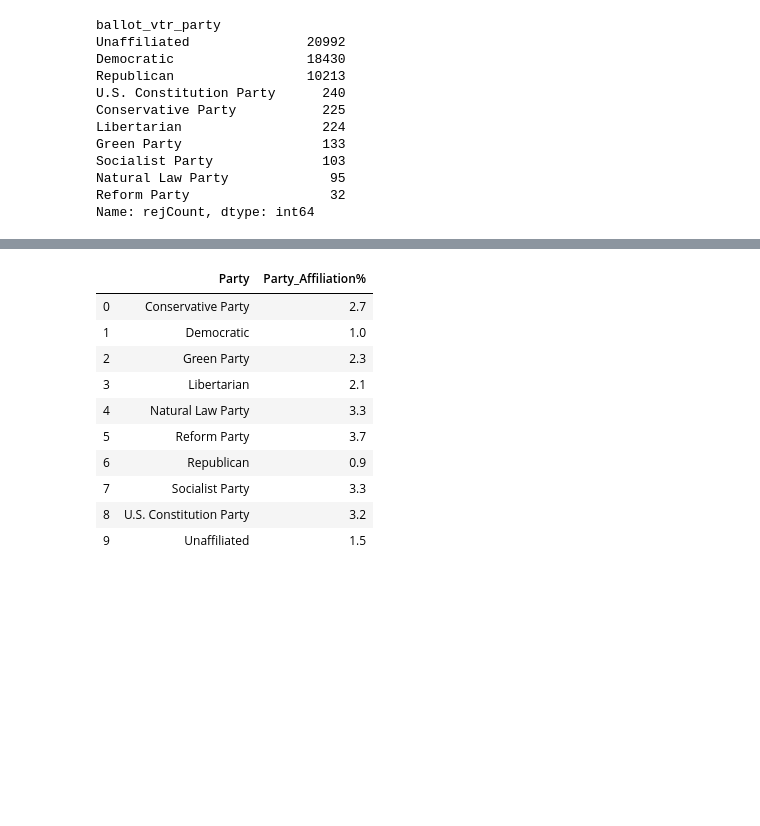
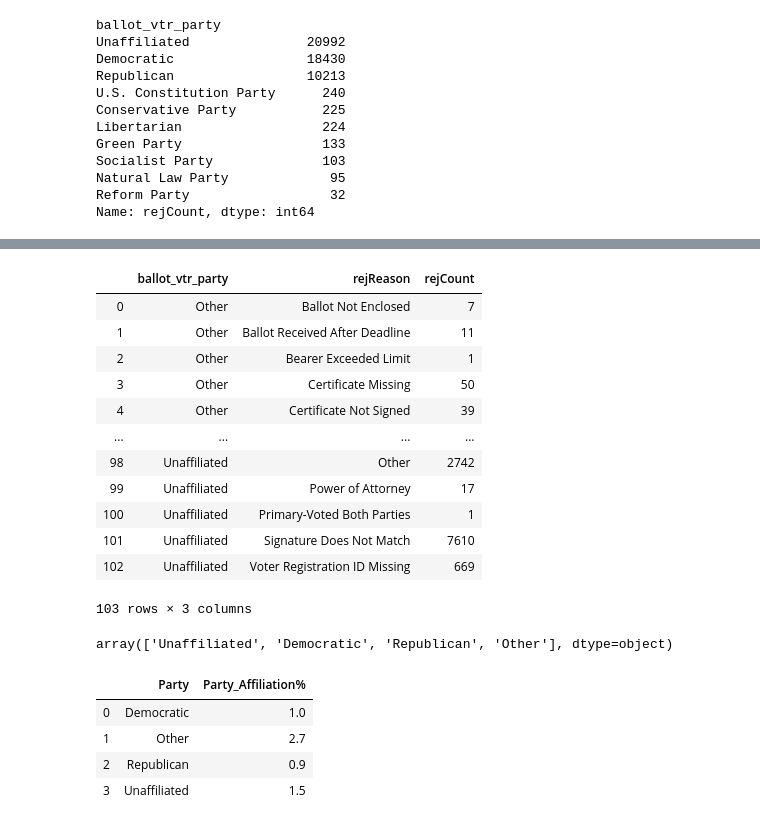
Before and after one commit to lemonaidn/VBM_Rejection_Factors, a Jupyter notebook: Khamanna/VBM_Report_Cleaning.ipynb, the cells around one changed output, grey strips where cells are left out. Saved outputs shown, nothing was run; the diff lists cells and outputs as text; code cells hidden in the pictures; blank space fills up the shorter version.

```diff
--- a/Khamanna/VBM_Report_Cleaning.ipynb
+++ b/Khamanna/VBM_Report_Cleaning.ipynb
@@ -774,18 +807,41 @@ Name: rejCount, dtype: int64
+# %%
+Other = ['Conservative Party', 'Green Party','Libertarian','Natural Law Party',\
+                                            'Reform Party','Socialist Party',\
+                                            'U.S. Constitution Party']
+party_df.ballot_vtr_party = party_df.ballot_vtr_party.apply(lambda x: 'Other' if x in Other else x)
+party_df
+# %% [output]
+|  | ballot_vtr_party | rejReason | rejCount |
+| 0 | Other | Ballot Not Enclosed | 7 |
+| 1 | Other | Ballot Received After Deadline | 11 |
+| 2 | Other | Bearer Exceeded Limit | 1 |
+| 3 | Other | Certificate Missing | 50 |
+| 4 | Other | Certificate Not Signed | 39 |
+| ... | ... | ... | ... |
+| 98 | Unaffiliated | Other | 2742 |
+| 99 | Unaffiliated | Power of Attorney | 17 |
+| 100 | Unaffiliated | Primary-Voted Both Parties | 1 |
+| 101 | Unaffiliated | Signature Does Not Match | 7610 |
+| 102 | Unaffiliated | Voter Registration ID Missing | 669 |
+103 rows × 3 columns
+# %%
+clean_VBM_party = clean_VBM.copy()
+Other = ['Conservative Party', 'Green Party','Libertarian','Natural Law Party',\
+                                            'Reform Party','Socialist Party',\
+                                            'U.S. Constitution Party']
+clean_VBM_party.ballot_vtr_party = clean_VBM_party.ballot_vtr_party.apply(lambda x: 'Other' if x in Other else x)
+clean_VBM
+# %% [output]
+array(['Unaffiliated', 'Democratic', 'Republican', 'Other'], dtype=object)
 # %%
 #The ratio of rejections per party
-party_df_percent=(((party_df.groupby('ballot_vtr_party')['rejCount'].sum().sort_values(ascending=False)/clean_VBM.ballot_vtr_party\
+party_df_percent=(((party_df.groupby('ballot_vtr_party')['rejCount'].sum().sort_values(ascending=False)/clean_VBM_party.ballot_vtr_party\
   .value_counts())*100).round(1)).reset_index()
 party_df_percent.columns=['Party','Party_Affiliation%']
 party_df_percent
 # %% [output]
 |  | Party | Party_Affiliation% |
-| 0 | Conservative Party | 2.7 |
-| 1 | Democratic | 1.0 |
-| 2 | Green Party | 2.3 |
-| 3 | Libertarian | 2.1 |
-| 4 | Natural Law Party | 3.3 |
-| 5 | Reform Party | 3.7 |
-| 6 | Republican | 0.9 |
-| 7 | Socialist Party | 3.3 |
-| 8 | U.S. Constitution Party | 3.2 |
-| 9 | Unaffiliated | 1.5 |
+| 0 | Democratic | 1.0 |
+| 1 | Other | 2.7 |
+| 2 | Republican | 0.9 |
+| 3 | Unaffiliated | 1.5 |
```
Also changed, not shown: parts of 5 cells of this notebook.
